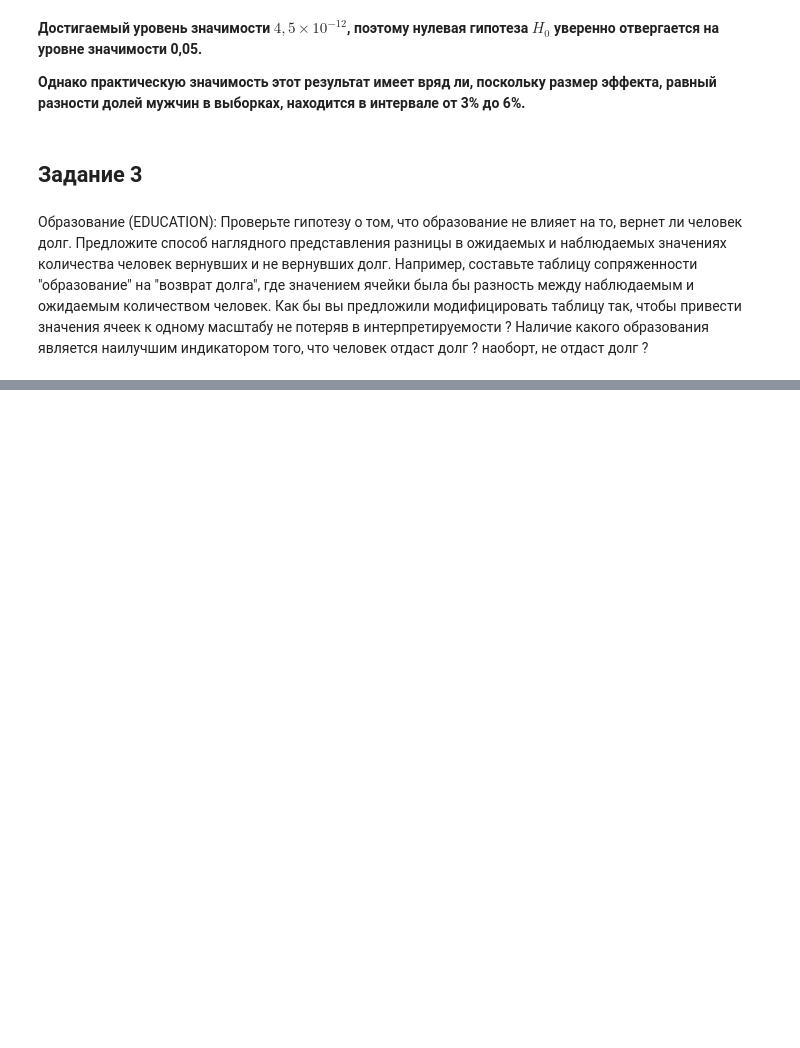
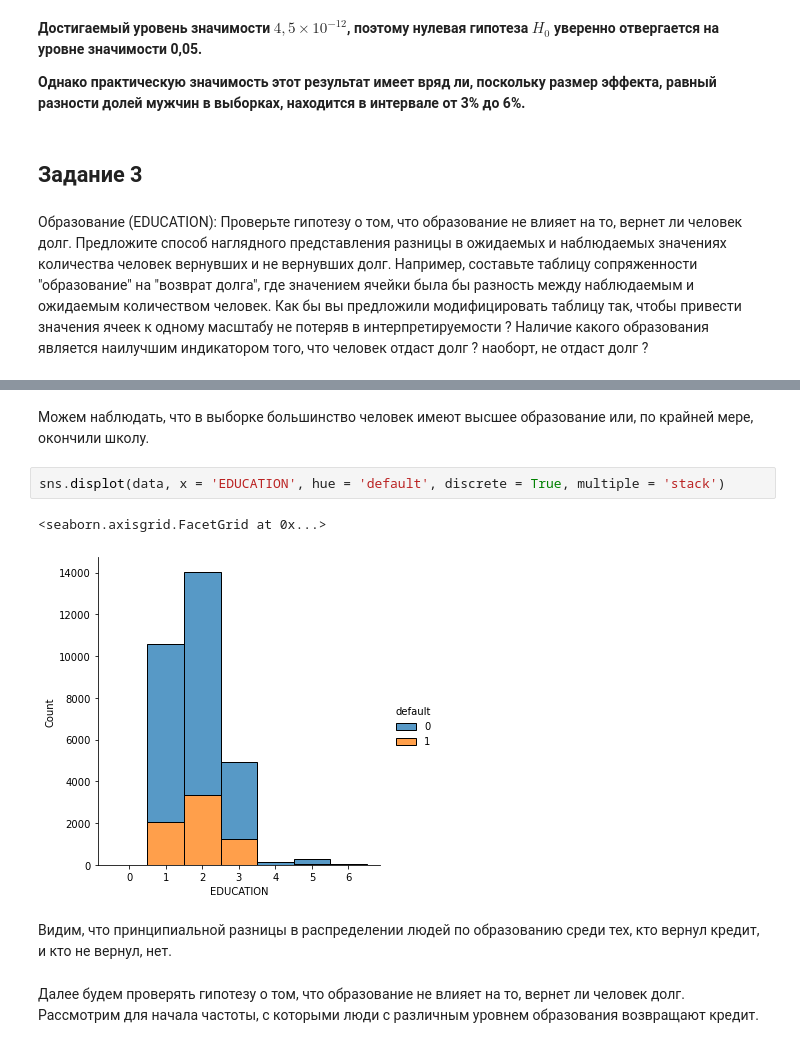
Before and after one commit to kisnikser/Machine-Learning-and-Data-Analysis, a Jupyter notebook: Построение выводов по данным/Неделя 4/Скоринг/bank_scoring.ipynb, the cells around one changed output, grey strips where cells are left out. Saved outputs shown, nothing was run; the diff lists cells and outputs as text; blank space fills up the shorter version.

```diff
--- a/Построение выводов по данным/Неделя 4/Скоринг/bank_scoring.ipynb
+++ b/Построение выводов по данным/Неделя 4/Скоринг/bank_scoring.ipynb
@@ -244,0 +253,11 @@ p-value: 4.472866521609831e-12
+# %% [markdown]
+Можем наблюдать, что в выборке большинство человек имеют высшее образование или, по крайней мере, окончили школу.
+# %%
+sns.displot(data, x = 'EDUCATION', hue = 'default', discrete = True, multiple = 'stack')
+# %% [output]
+<seaborn.axisgrid.FacetGrid at 0x...>
+[figure, added]
+# %% [markdown]
+Видим, что принципиальной разницы в распределении людей по образованию среди тех, кто вернул кредит, и кто не вернул, нет.
+# %% [markdown]
+Далее будем проверять гипотезу о том, что образование не влияет на то, вернет ли человек долг. Рассмотрим для начала частоты, с которыми люди с различным уровнем образования возвращают кредит.
```
Also changed, not shown: parts of 51 cells of this notebook, 4 other files.
